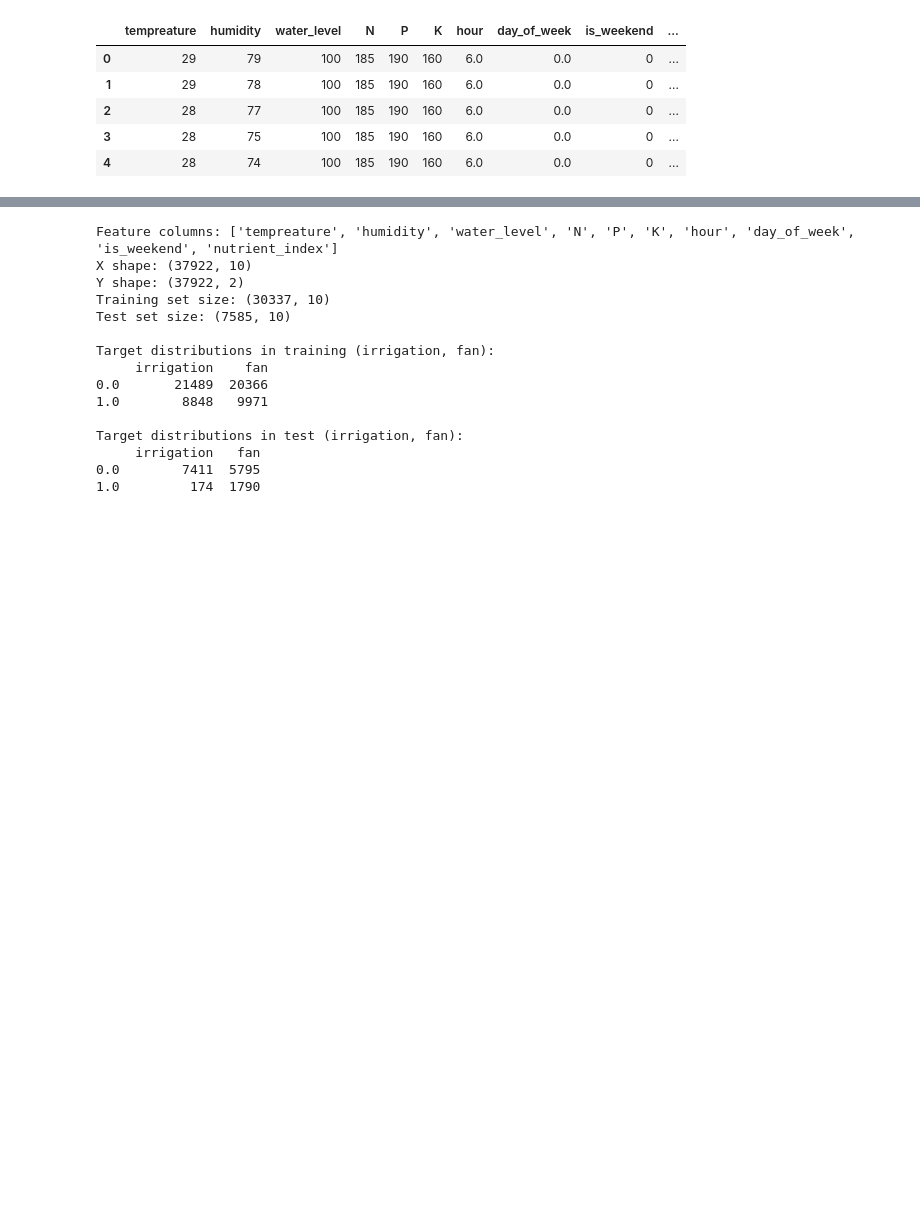
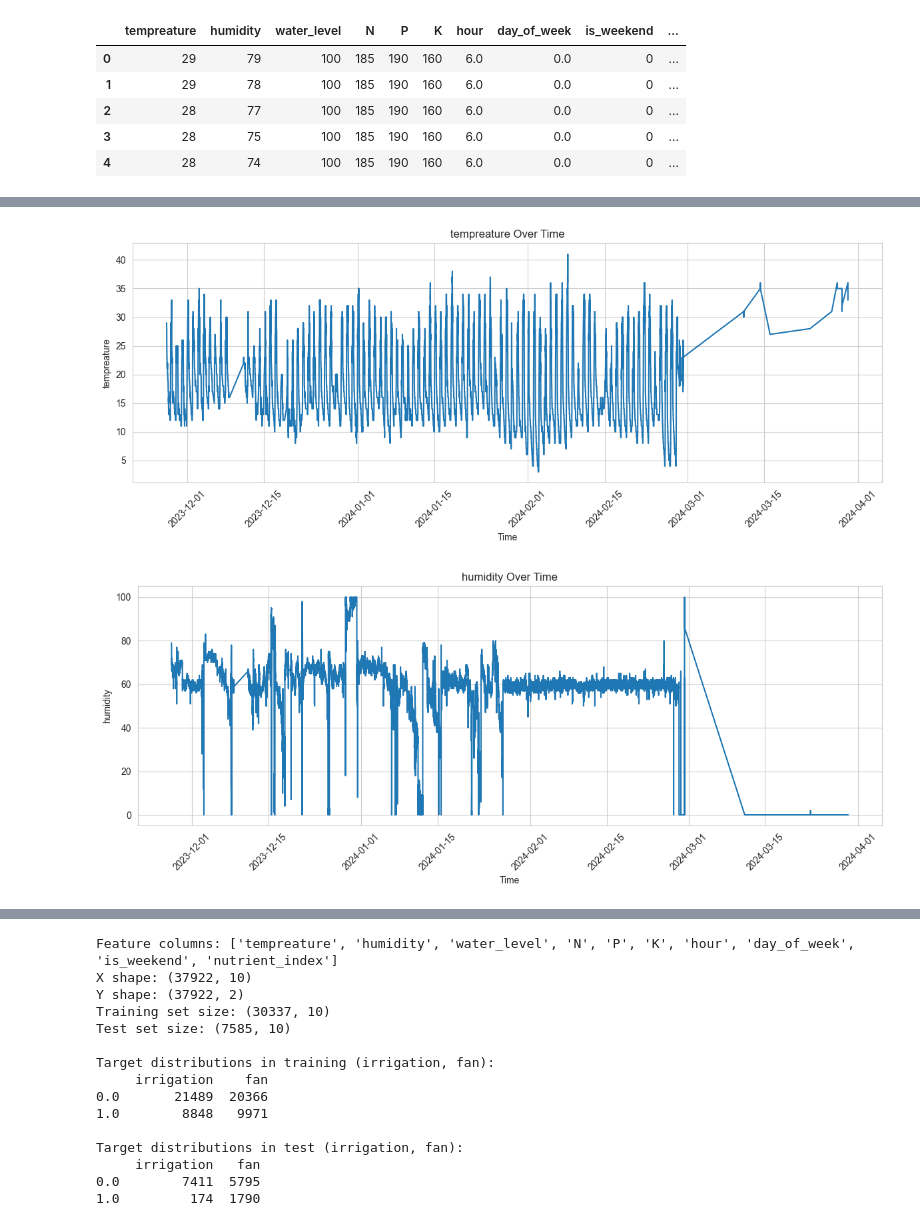
Before and after one commit to BrajanGjorga/Smart-Agriculture, a Jupyter notebook: notebooks/Irrigation_TimeSeries.ipynb, the cells around one changed output, grey strips where cells are left out. Cells and saved outputs as stored; diff of their text form; code cells hidden in the pictures; blank space fills up the shorter version.

```diff
--- a/notebooks/Irrigation_TimeSeries.ipynb
+++ b/notebooks/Irrigation_TimeSeries.ipynb
@@ -234,0 +281,16 @@ Features: ['tempreature', 'humidity', 'water_level', 'N', 'P', 'K', 'hour', 'day
+# %%
+if date_cols_raw:
+    sensor_cols = ["tempreature", "humidity"]
+for col in sensor_cols:
+    if col in df_raw.columns:
+        plt.figure(figsize=(12,5))
+        plt.plot(df_raw[date_col_raw], df_raw[col])
+        plt.title(f"{col} Over Time")
+        plt.xlabel("Time")
+        plt.ylabel(col)
+        plt.xticks(rotation=45)
+        plt.tight_layout()
+        plt.show()
+# %% [output]
+[figure, added]
+[figure, added]
```
Also changed, not shown: parts of 4 cells of this notebook, 1 other file.
